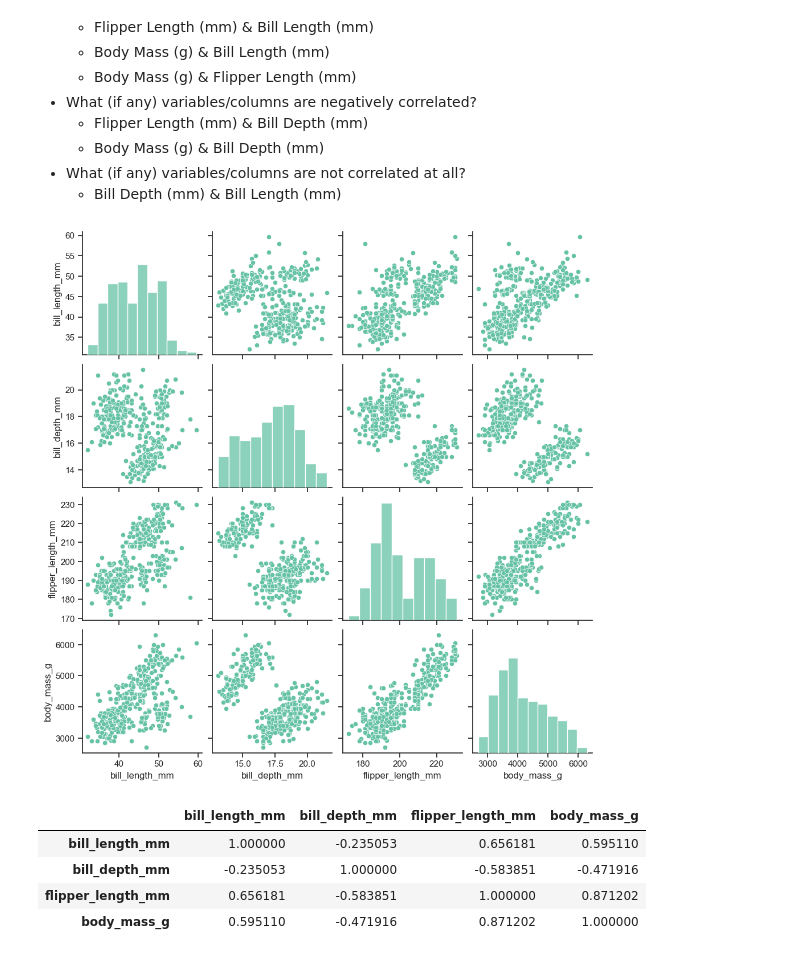
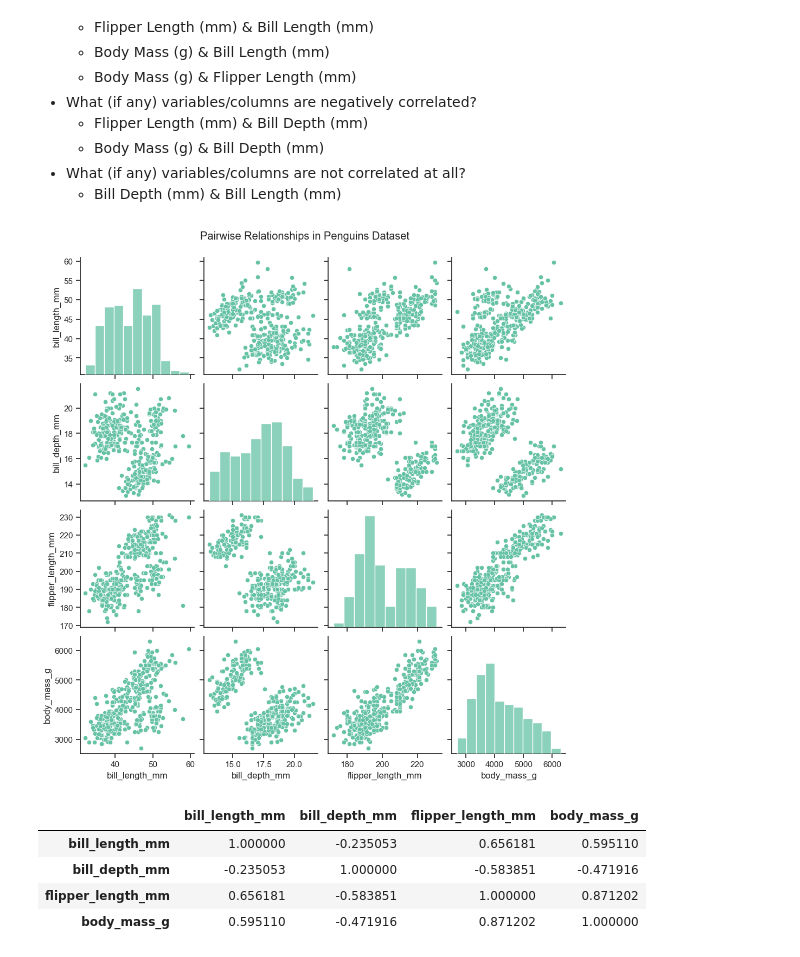
Before and after one commit to valeriemagalong/Val-Practices-Python, a Jupyter notebook: Penguins_Seaborn/Seaborn_Practice_Penguins_Data.ipynb, the cells around one changed output. Saved outputs shown, nothing was run; the diff lists cells and outputs as text; code cells hidden in the pictures.

```diff
--- a/Penguins_Seaborn/Seaborn_Practice_Penguins_Data.ipynb
+++ b/Penguins_Seaborn/Seaborn_Practice_Penguins_Data.ipynb
@@ -183,11 +183,11 @@ plt.show()
 * What (if any) variables/columns are not correlated at all?
     * Bill Depth (mm) & Bill Length (mm)
 # %%
-sns.pairplot(df)
+sns.pairplot(df).fig.suptitle('Pairwise Relationships in Penguins Dataset', y = 1.03)
 
 plt.show()
 # %% [output]
-[figure, old version]
+[figure, new version]
 # %%
 # We can confirm our pairplot correlation observations with the correlation matrix
 corr_matrix
```
Also changed, not shown: parts of 2 cells of this notebook.
